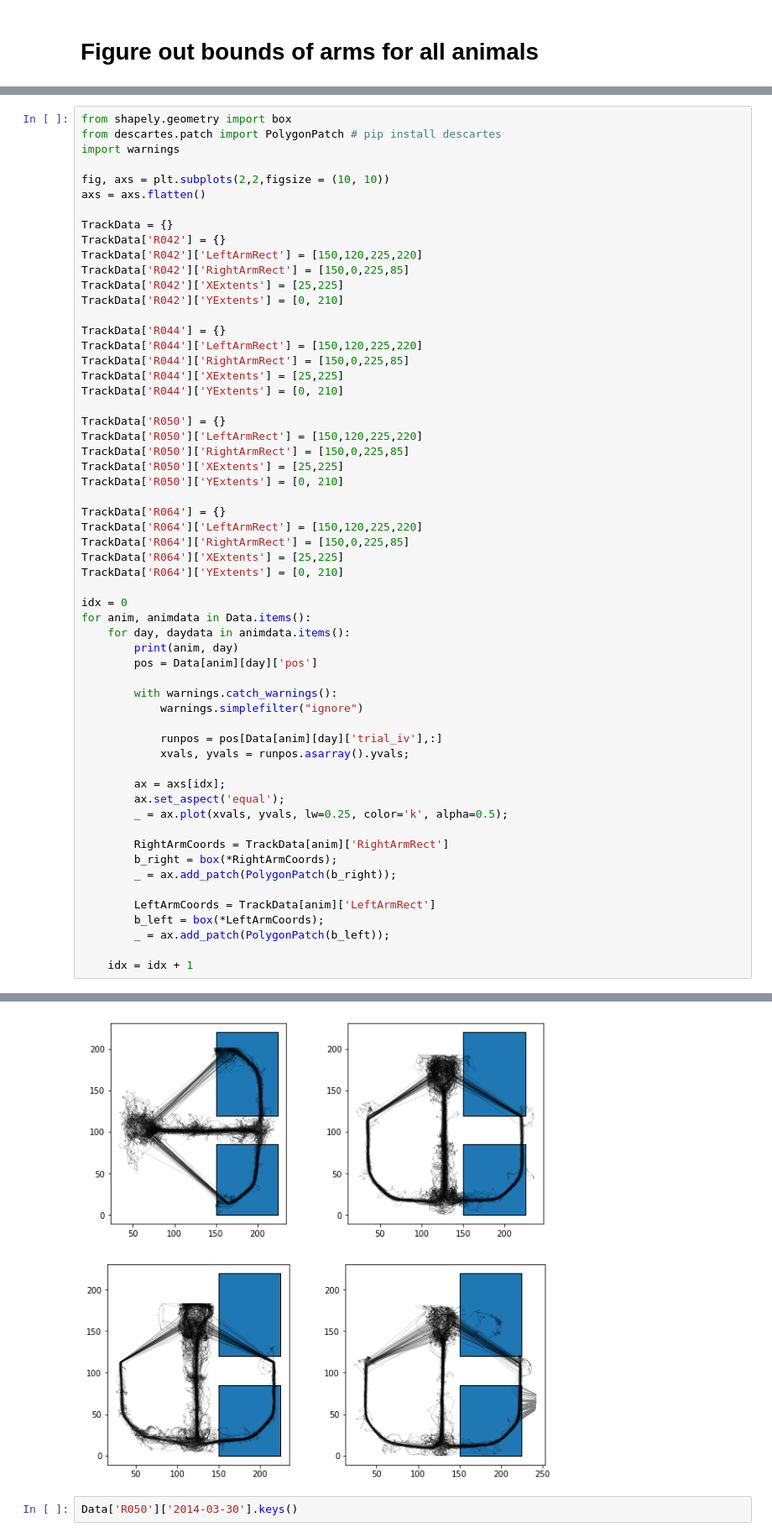
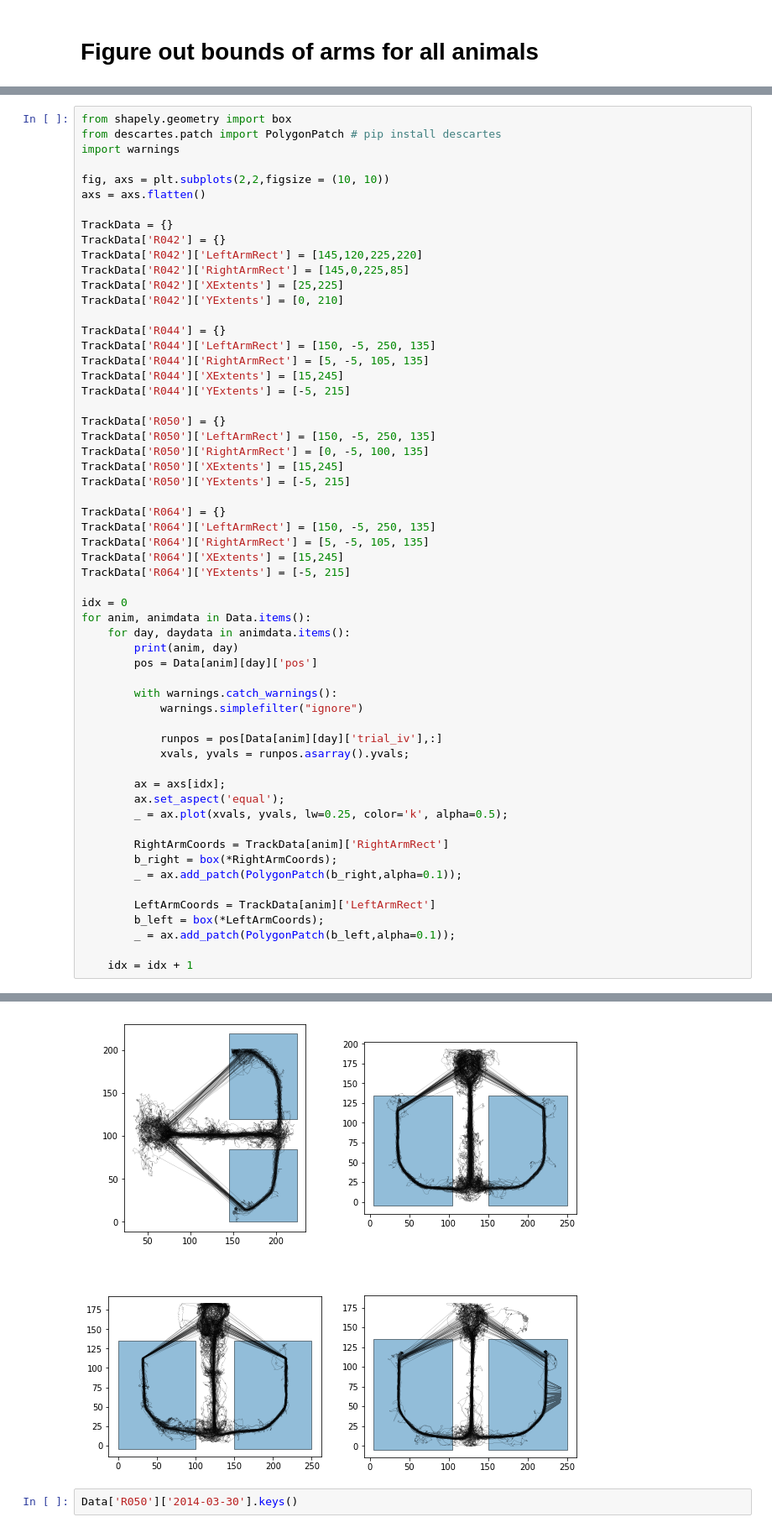
Before and after one commit to ckemere/RippleStickiness, a Jupyter notebook: MotivationalT-loading/Convert All Animal Days to Nelpy.ipynb, the cells around one changed output, grey strips where cells are left out. Shown: that part at 84% size. Drawn from its saved outputs; the diff is of its cells as text.

```diff
--- a/MotivationalT-loading/Convert All Animal Days to Nelpy.ipynb
+++ b/MotivationalT-loading/Convert All Animal Days to Nelpy.ipynb
@@ -155,28 +181,28 @@ axs = axs.flatten()
 
 TrackData = {}
 TrackData['R042'] = {}
-TrackData['R042']['LeftArmRect'] = [150,120,225,220]
-TrackData['R042']['RightArmRect'] = [150,0,225,85]
+TrackData['R042']['LeftArmRect'] = [145,120,225,220]
+TrackData['R042']['RightArmRect'] = [145,0,225,85]
 TrackData['R042']['XExtents'] = [25,225]
 TrackData['R042']['YExtents'] = [0, 210]
 
 TrackData['R044'] = {}
-TrackData['R044']['LeftArmRect'] = [150,120,225,220]
-TrackData['R044']['RightArmRect'] = [150,0,225,85]
-TrackData['R044']['XExtents'] = [25,225]
-TrackData['R044']['YExtents'] = [0, 210]
+TrackData['R044']['LeftArmRect'] = [150, -5, 250, 135]
+TrackData['R044']['RightArmRect'] = [5, -5, 105, 135]
+TrackData['R044']['XExtents'] = [15,245]
+TrackData['R044']['YExtents'] = [-5, 215]
 
 TrackData['R050'] = {}
-TrackData['R050']['LeftArmRect'] = [150,120,225,220]
-TrackData['R050']['RightArmRect'] = [150,0,225,85]
-TrackData['R050']['XExtents'] = [25,225]
-TrackData['R050']['YExtents'] = [0, 210]
+TrackData['R050']['LeftArmRect'] = [150, -5, 250, 135]
+TrackData['R050']['RightArmRect'] = [0, -5, 100, 135]
+TrackData['R050']['XExtents'] = [15,245]
+TrackData['R050']['YExtents'] = [-5, 215]
 
 TrackData['R064'] = {}
-TrackData['R064']['LeftArmRect'] = [150,120,225,220]
-TrackData['R064']['RightArmRect'] = [150,0,225,85]
-TrackData['R064']['XExtents'] = [25,225]
-TrackData['R064']['YExtents'] = [0, 210]
+TrackData['R064']['LeftArmRect'] = [150, -5, 250, 135]
+TrackData['R064']['RightArmRect'] = [5, -5, 105, 135]
+TrackData['R064']['XExtents'] = [15,245]
+TrackData['R064']['YExtents'] = [-5, 215]
 
 idx = 0
 for anim, animdata in Data.items():
@@ -192,36 +218,36 @@ for anim, animdata in Data.items():
 
         ax = axs[idx];
         ax.set_aspect('equal');
         _ = ax.plot(xvals, yvals, lw=0.25, color='k', alpha=0.5);
 
         RightArmCoords = TrackData[anim]['RightArmRect']
         b_right = box(*RightArmCoords);
-        _ = ax.add_patch(PolygonPatch(b_right));
+        _ = ax.add_patch(PolygonPatch(b_right,alpha=0.1));
 
         LeftArmCoords = TrackData[anim]['LeftArmRect']
         b_left = box(*LeftArmCoords);
-        _ = ax.add_patch(PolygonPatch(b_left));
+        _ = ax.add_patch(PolygonPatch(b_left,alpha=0.1));
 
     idx = idx + 1
 # %% [output]
 R042 2013-08-16
 R042 2013-08-17
 R042 2013-08-18
 R042 2013-08-19
 R042 2013-08-20
 R042 2013-08-21
 R044 2013-12-18
 R044 2013-12-19
 R044 2013-12-20
 R044 2013-12-21
 R044 2013-12-22
 R044 2013-12-23
 ... (8 lines left out)
 R064 2015-04-20
 R064 2015-04-21
 R064 2015-04-22
 R064 2015-04-23
-[figure, old version]
+[figure, new version]
 # %%
 Data['R050']['2014-03-30'].keys()
 # %% [output]
```
Also changed, not shown: parts of 10 cells of this notebook.
